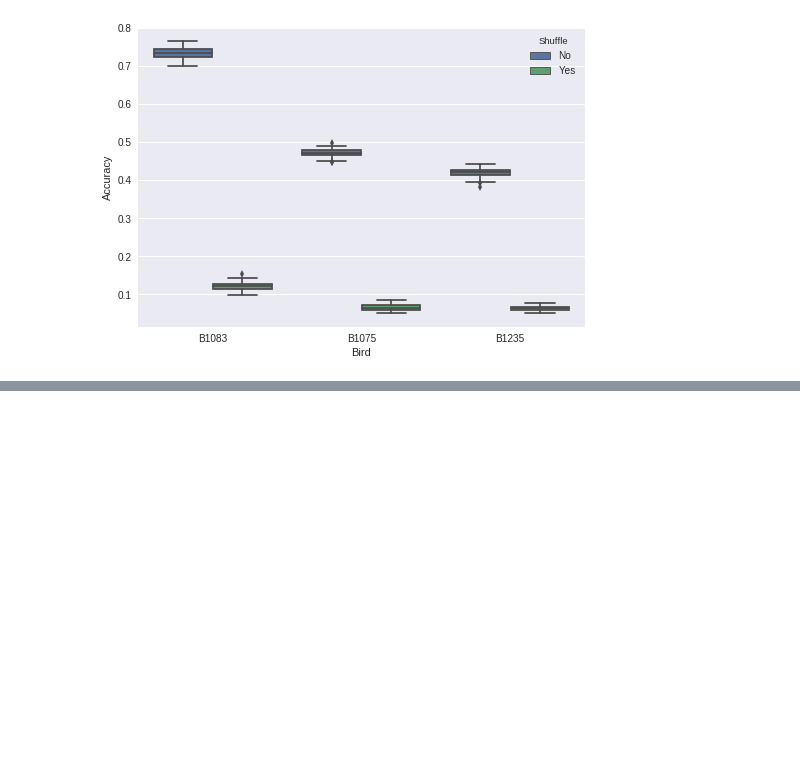
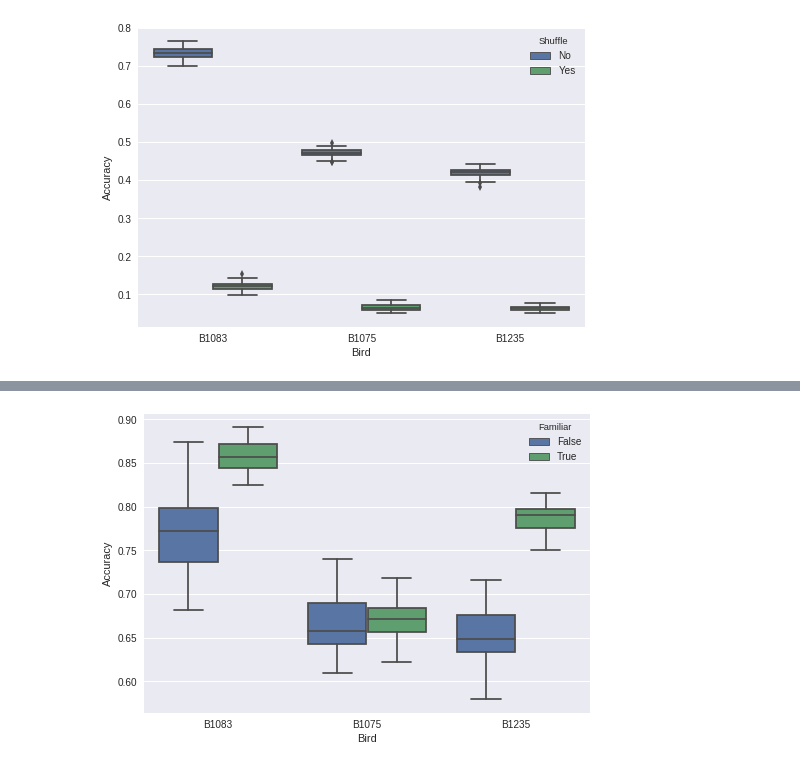
Before and after one commit to theilmbh/NeuralTDA, a Jupyter notebook: notebooks/LogisticPrediction.ipynb, the cells around one changed output, grey strips where cells are left out. Saved outputs shown, nothing was run; the diff lists cells and outputs as text; code cells hidden in the pictures; blank space fills up the shorter version.

```diff
--- a/notebooks/LogisticPrediction.ipynb
+++ b/notebooks/LogisticPrediction.ipynb
@@ -231,0 +256,11 @@ TPLCP.assign_arbitary_classes(list(stims), ['r', 'l', 't', 'k', 'a', 'b', 'c', '
+# %%
+acframe_arbunf['Familiar'] = len(acframe_arbunf)*[False]
+acframe_behavioralclass['Familiar'] = len(acframe_behavioralclass)*[True]
+
+acframe_fam_unf = acframe_arbunf.append(acframe_behavioralclass)
+
+name = 'FamilarvsUnfamiliar'
+sns.boxplot(x='Bird', y='Accuracy', hue='Familiar', data=acframe_fam_unf[acframe_fam_unf['Shuffle']=='No'])
+plt.savefig('/home/brad/DailyLog/20170729/{}-{}-{}-{}-{}-{}-{}-{}-{}.png'.format(winsize, dtovr, thresh, nperms, ncellsperm, Ntimes, p_test, N_tests, name))
+# %% [output]
+[figure, added]
```
Also changed, not shown: parts of 8 cells of this notebook.
